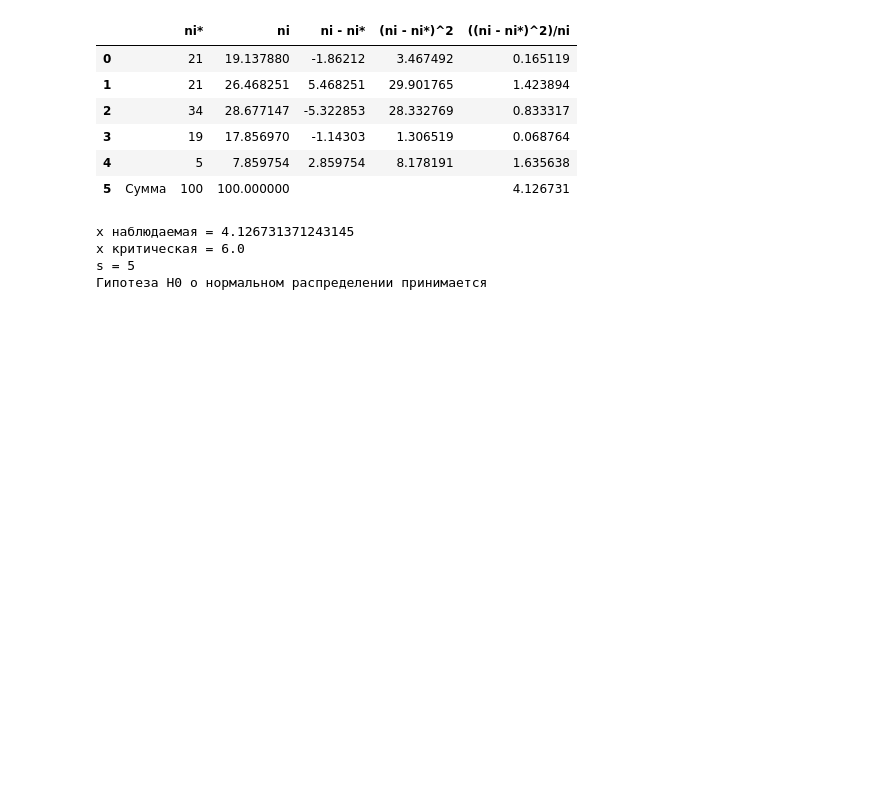
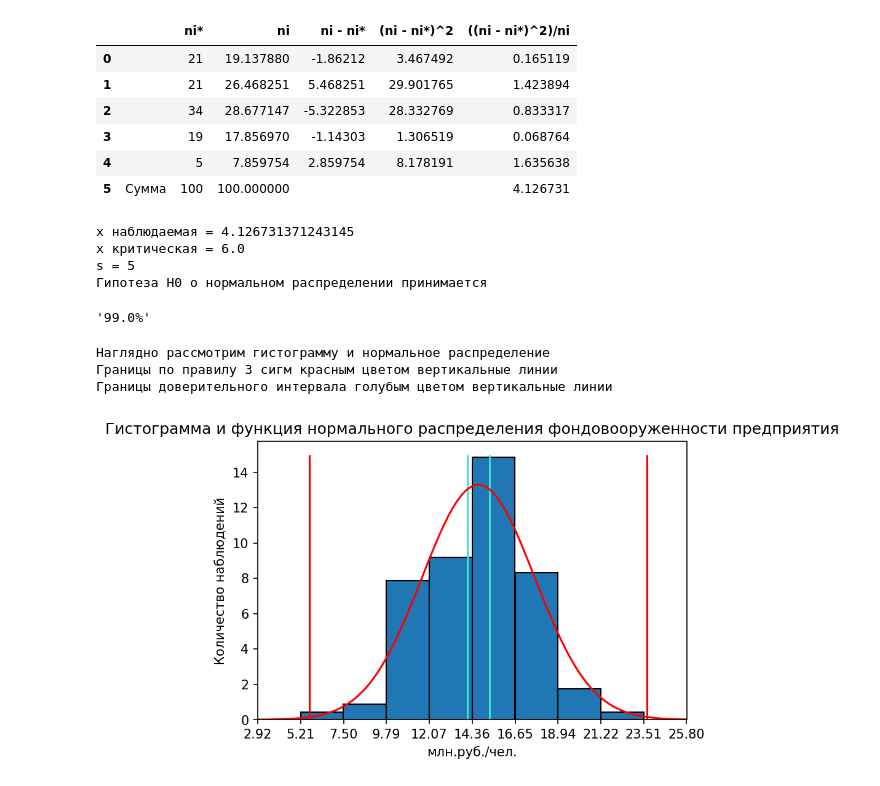
Before and after one commit to TheDeaX-Lab/econometric_lab1, a Jupyter notebook: test.ipynb, the cells around one changed output. Cells and saved outputs as stored; diff of their text form; code cells hidden in the pictures; blank space fills up the shorter version.

```diff
--- a/test.ipynb
+++ b/test.ipynb
@@ -301,3 +304,36 @@ x наблюдаемая = 4.126731371243145
 x критическая = 6.0
 s = 5
 Гипотеза H0 о нормальном распределении принимается
+# %%
+# Проверка того что мы правильно посчитали среднеквадратичное отклонение
+# по правилу 3 сигм
+# Должно удовлетворять условие что значение будет около 99.72%
+from collections import Counter
+xmin_v = xavg - 3*Sigmav
+xmax_v = xavg + 3*Sigmav
+cntr = Counter(map(lambda x: x <= xmax_v and x >= xmin_v, vals))
+str(100*cntr[True]/n)+"%"
+# %% [output]
+'99.0%'
+# %%
+fig, ax = plt.subplots()
+fig.set_dpi(150)
+ax.bar(xi, hi, delta, edgecolor="black")
+ax.vlines([xavg - 3*Sigmav, xavg + 3*Sigmav], 0, 15, color="red")
+ax.vlines(dov_interv, 0, 15, color="turquoise")
+xgraph = numpy.linspace(xmin - delta, xmax + delta, 100)
+ax.plot(xgraph, norm.pdf(xgraph, xavg, Sigmav)*sum(hi)*delta, color='red')
+ax.set_xlim(xmin - delta, xmax + delta)
+ax.set_xlabel('млн.руб./чел.')
+ax.set_ylabel('Количество наблюдений')
+ax.set_title('Гистограмма и функция нормального распределения фондовооруженности предприятия')
+ax.set_xticks([xmin - delta] + [xmin] + list(map(lambda x: x[1], ranges)) + [xmax + delta])
+#ax.set_yticks([0] + hi)
+print("Наглядно рассмотрим гистограмму и нормальное распределение")
+print("Границы по правилу 3 сигм красным цветом вертикальные линии")
+print("Границы доверительного интервала голубым цветом вертикальные линии")
+# %% [output]
+Наглядно рассмотрим гистограмму и нормальное распределение
+Границы по правилу 3 сигм красным цветом вертикальные линии
+Границы доверительного интервала голубым цветом вертикальные линии
+[figure, added]
```
Also changed, not shown: parts of 1 cell of this notebook.
